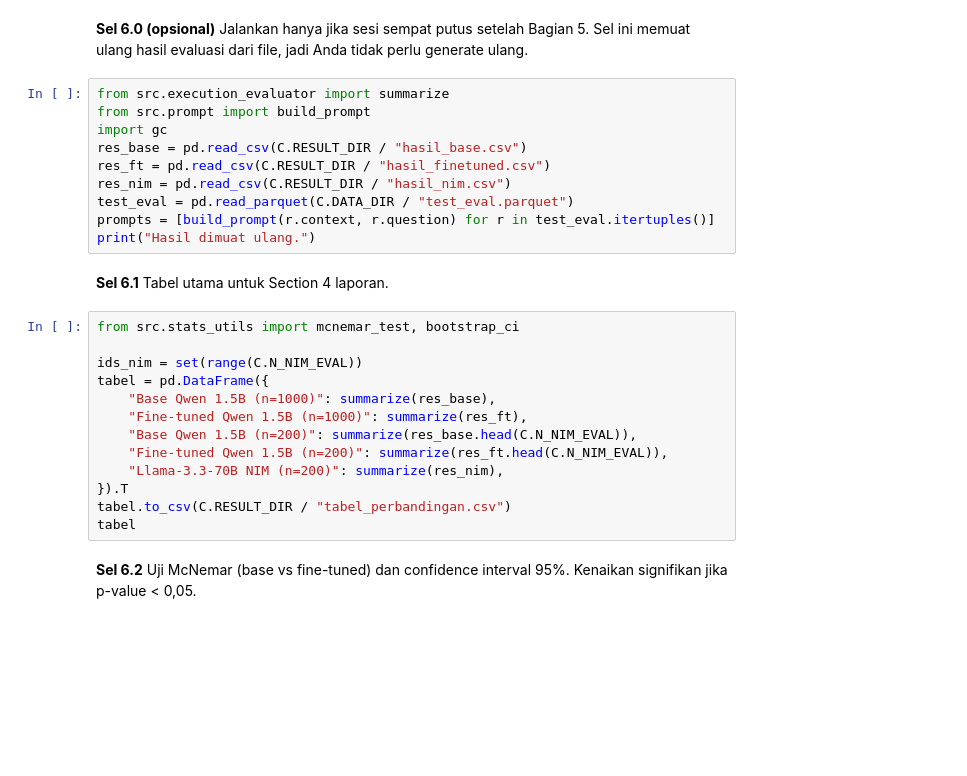
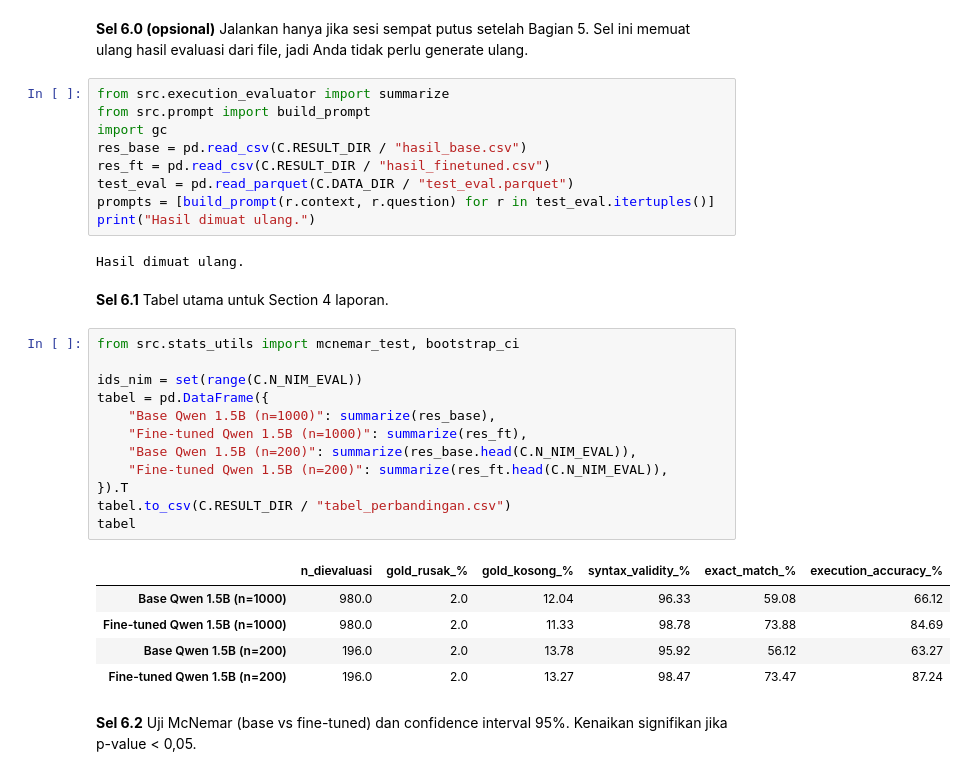
Before and after one commit to madekrisnaj/-text2sql-capstone, a Jupyter notebook: main.ipynb, the cells around one changed output. Saved outputs shown, nothing was run; the diff lists cells and outputs as text; blank space fills up the shorter version.

```diff
--- a/main.ipynb
+++ b/main.ipynb
@@ -193,25 +474,31 @@ from src.prompt import build_prompt
 import gc
 res_base = pd.read_csv(C.RESULT_DIR / "hasil_base.csv")
 res_ft = pd.read_csv(C.RESULT_DIR / "hasil_finetuned.csv")
-res_nim = pd.read_csv(C.RESULT_DIR / "hasil_nim.csv")
 test_eval = pd.read_parquet(C.DATA_DIR / "test_eval.parquet")
 prompts = [build_prompt(r.context, r.question) for r in test_eval.itertuples()]
 print("Hasil dimuat ulang.")
+# %% [output]
+Hasil dimuat ulang.
 # %% [markdown]
 **Sel 6.1** Tabel utama untuk Section 4 laporan.
 # %%
 from src.stats_utils import mcnemar_test, bootstrap_ci
 
 ids_nim = set(range(C.N_NIM_EVAL))
 tabel = pd.DataFrame({
     "Base Qwen 1.5B (n=1000)": summarize(res_base),
     "Fine-tuned Qwen 1.5B (n=1000)": summarize(res_ft),
     "Base Qwen 1.5B (n=200)": summarize(res_base.head(C.N_NIM_EVAL)),
     "Fine-tuned Qwen 1.5B (n=200)": summarize(res_ft.head(C.N_NIM_EVAL)),
-    "Llama-3.3-70B NIM (n=200)": summarize(res_nim),
 }).T
 tabel.to_csv(C.RESULT_DIR / "tabel_perbandingan.csv")
 tabel
+# %% [output]
+|  | n_dievaluasi | gold_rusak_% | gold_kosong_% | syntax_validity_% | exact_match_% | execution_accuracy_% |
+| Base Qwen 1.5B (n=1000) | 980.0 | 2.0 | 12.04 | 96.33 | 59.08 | 66.12 |
+| Fine-tuned Qwen 1.5B (n=1000) | 980.0 | 2.0 | 11.33 | 98.78 | 73.88 | 84.69 |
+| Base Qwen 1.5B (n=200) | 196.0 | 2.0 | 13.78 | 95.92 | 56.12 | 63.27 |
+| Fine-tuned Qwen 1.5B (n=200) | 196.0 | 2.0 | 13.27 | 98.47 | 73.47 | 87.24 |
 # %% [markdown]
 **Sel 6.2** Uji McNemar (base vs fine-tuned) dan confidence interval 95%. Kenaikan signifikan jika p-value < 0,05.
 # %%
```
Also changed, not shown: parts of 46 cells of this notebook.
